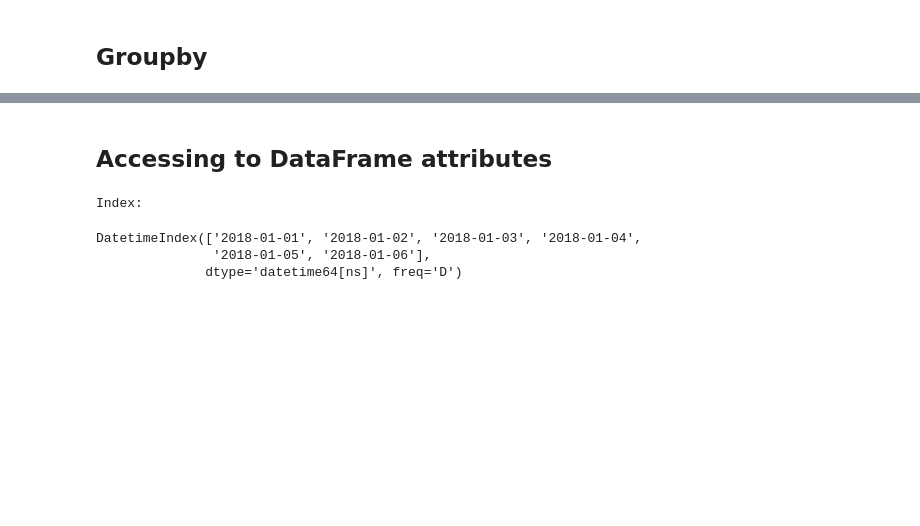
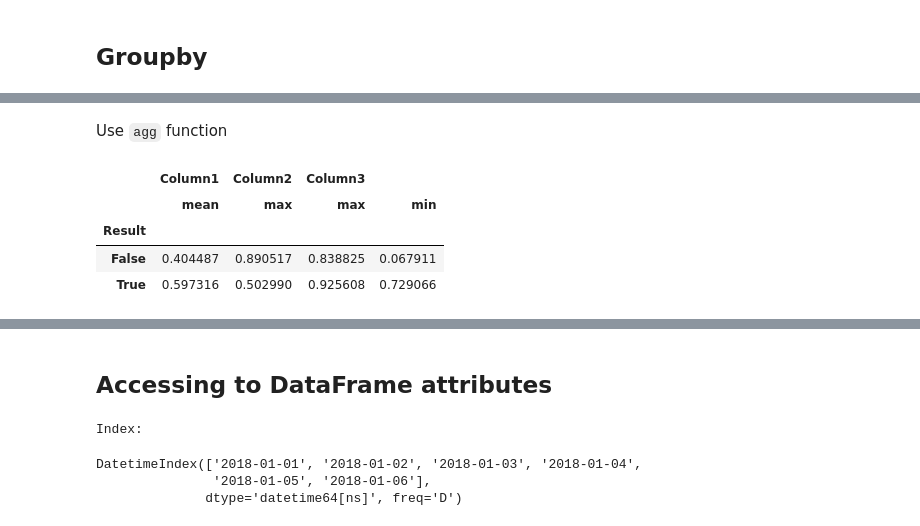
Before and after one commit to fsquillace/notebooks, a Jupyter notebook: tutorials/panda-basics.ipynb, the cells around one changed output, grey strips where cells are left out. Drawn from its saved outputs; the diff is of its cells as text; code cells hidden in the pictures; blank space fills up the shorter version.

```diff
--- a/tutorials/panda-basics.ipynb
+++ b/tutorials/panda-basics.ipynb
@@ -203,0 +204,10 @@ main_df.groupby('Result').mean()
+# %% [markdown]
+Use `agg` function
+# %%
+main_df.groupby('Result').agg({'Column1': 'mean', 'Column2': 'max', 'Column3': ['max','min']})
+# %% [output]
+|  | Column1 | Column2 | Column3 |  |
+|  | mean | max | max | min |
+| Result |  |  |  |  |
+| False | 0.404487 | 0.890517 | 0.838825 | 0.067911 |
+| True | 0.597316 | 0.502990 | 0.925608 | 0.729066 |
```
Also changed, not shown: parts of 12 cells of this notebook, 2 other files.
